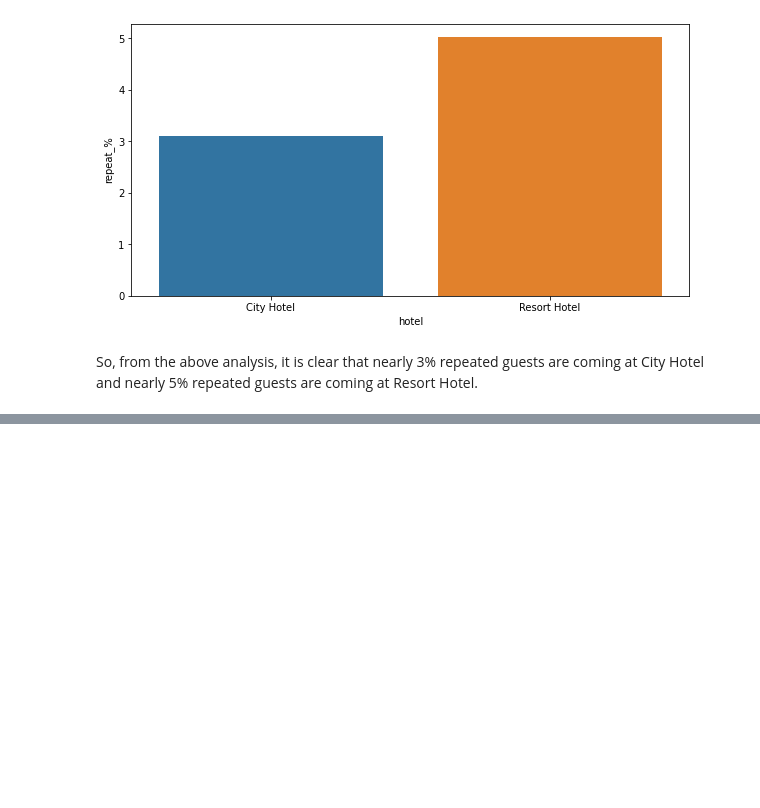
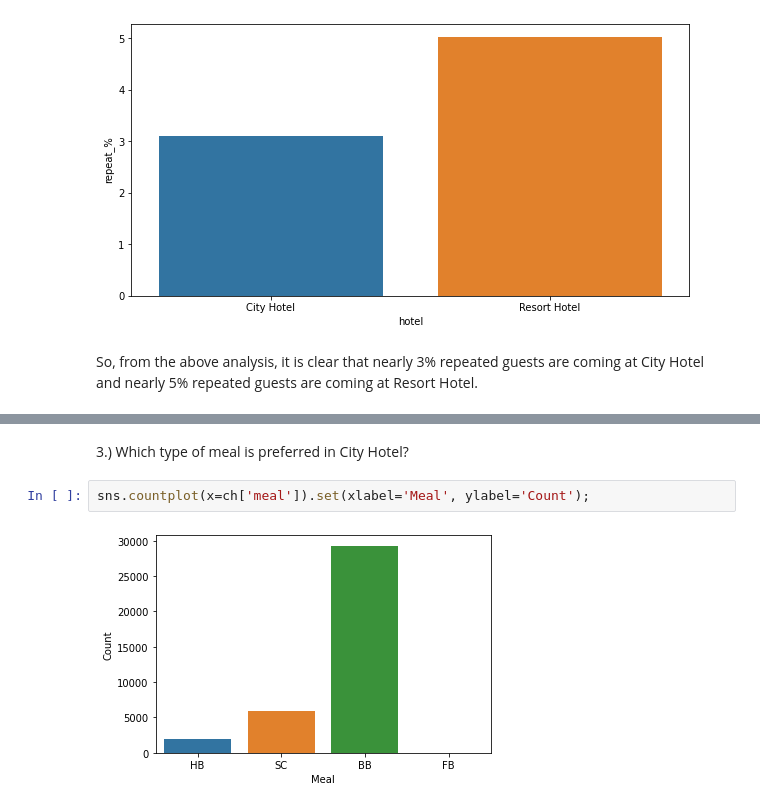
Before and after one commit to MrityunjaySingh18/Hotel-Booking-Analysis, a Jupyter notebook: Copy_of_Hotel_Booking_Analysis_Capstone_Project.ipynb, the cells around one changed output, grey strips where cells are left out. Saved outputs shown, nothing was run; the diff lists cells and outputs as text; blank space fills up the shorter version.

```diff
--- a/Copy_of_Hotel_Booking_Analysis_Capstone_Project.ipynb
+++ b/Copy_of_Hotel_Booking_Analysis_Capstone_Project.ipynb
@@ -299,0 +333,6 @@ So, from the above analysis, it is clear that nearly 3% repeated guests are comi
+# %% [markdown]
+3.) Which type of meal is preferred in City Hotel?
+# %%
+sns.countplot(x=ch['meal']).set(xlabel='Meal', ylabel='Count');
+# %% [output]
+[figure, added]
```
Also changed, not shown: parts of 22 cells of this notebook.
